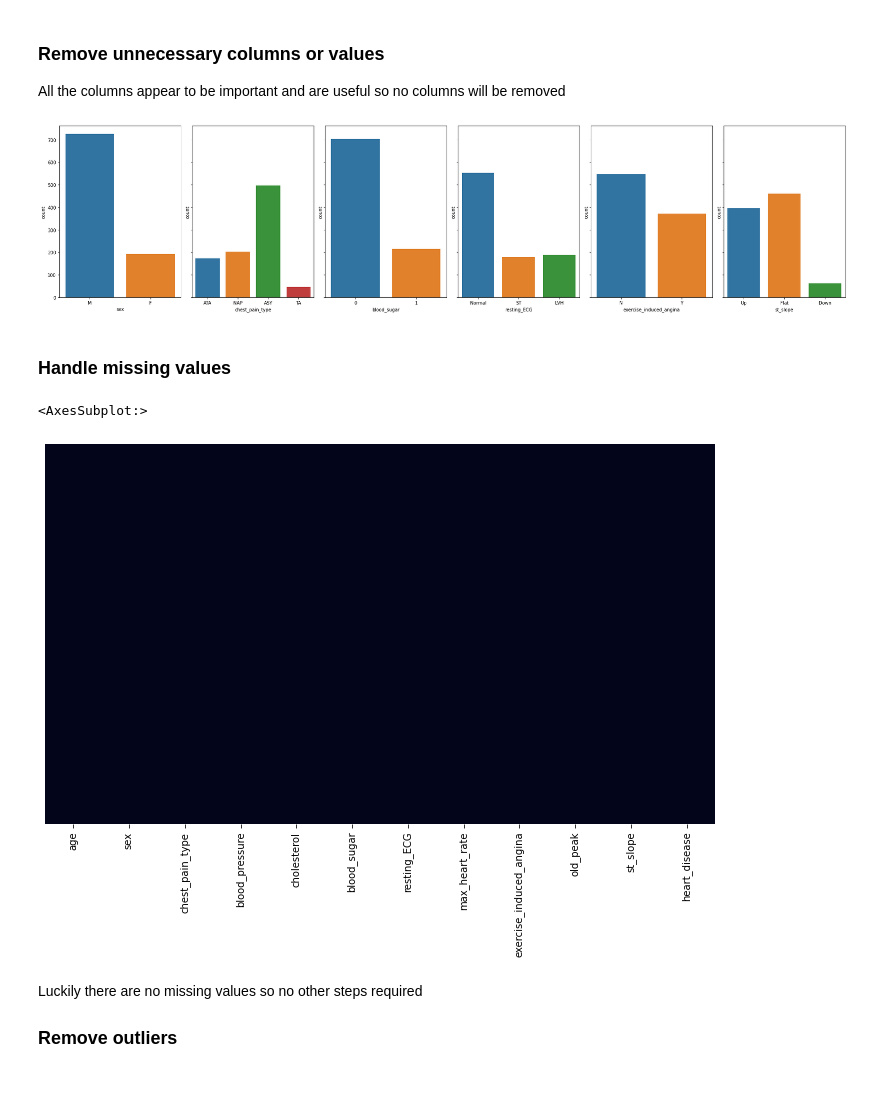
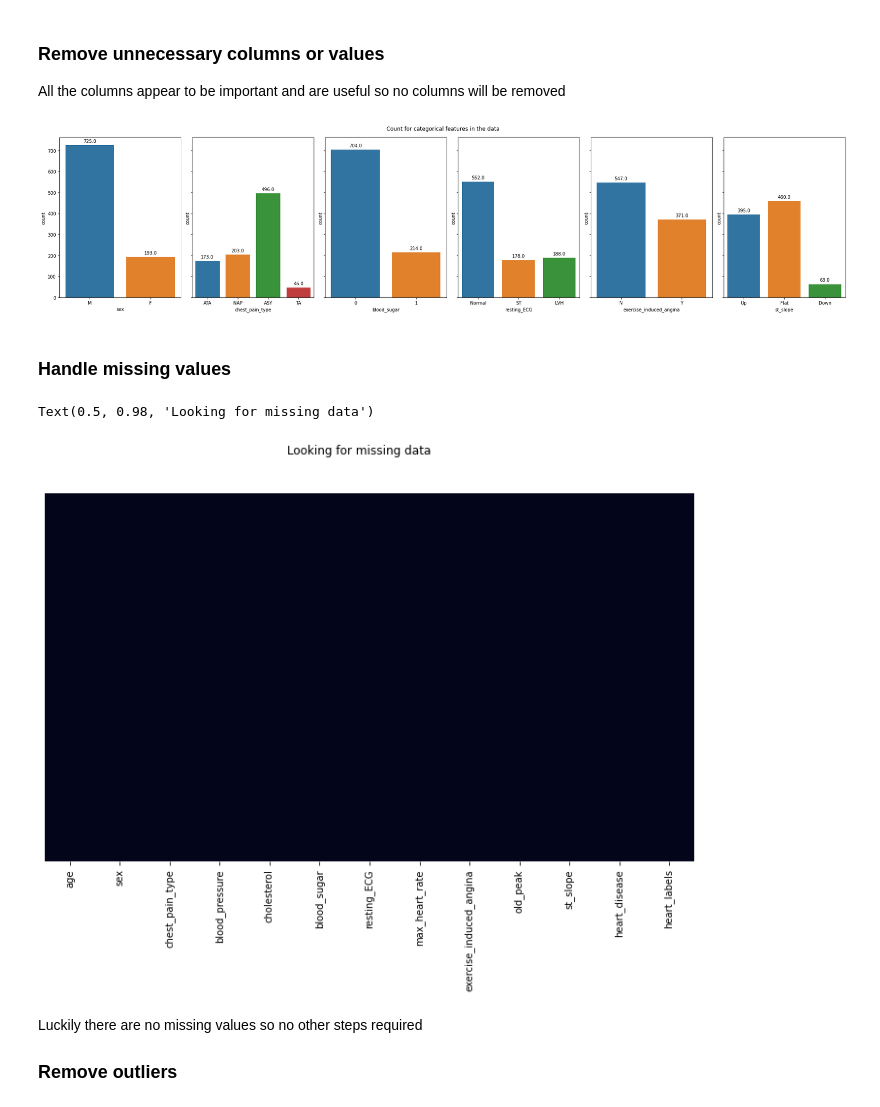
Before and after one commit to danelindiongco/Heart-Disease-Project, a Jupyter notebook: Heart Disease Project.ipynb, the cells around one changed output. Saved outputs shown, nothing was run; the diff lists cells and outputs as text; code cells hidden in the pictures.

```diff
--- a/Heart Disease Project.ipynb
+++ b/Heart Disease Project.ipynb
@@ -90,4 +89,4 @@ memory usage: 86.2+ KB
 # %%
 categorical_features = ['sex','chest_pain_type','blood_sugar','resting_ECG','exercise_induced_angina','st_slope']
 
-df[categorical_features] = df[categorical_features].astype(object)
+df[categorical_features] = df[categorical_features].astype('object')
@@ -98,11 +119,13 @@ All the columns appear to be important and are useful so no columns will be remo
 # %%
 fig, axes = plt.subplots(1,6,figsize=(25,6),sharey=True)
 for ax, col in enumerate(df[categorical_features]):
-    sns.countplot(x=col,data=df,ax=axes[ax])
-
+    splot = sns.countplot(x=col,data=df,ax=axes[ax])
+    for p in splot.patches:
+        splot.annotate(format(p.get_height(),'.1f'),(p.get_x() + p.get_width()/2,p.get_height()),ha='center', va='center',xytext=(0,9),textcoords='offset points')
+plt.suptitle('Count for categorical features in the data')
 plt.tight_layout()
 # %% [output]
-[figure, old version]
+[figure, new version]
 # %%
 df['sex'].replace({'M':'male','F':'female'}, inplace=True)
 
@@ -111,14 +134,17 @@ df['chest_pain_type'].replace({'ATA':'atypical angina','TA':'typical angina','NA
 df['blood_sugar'].replace({'0':'less than 120mg/dl','1':'more than 120mg/dl'},inplace=True)
 
 df['exercise_induced_angina'].replace({'N':'no','Y':'yes'},inplace=True)
+
+df['heart_labels'] = df['heart_disease'].replace({0:'no heart disease',1:'heart disease'})
 # %% [markdown]
 ### Handle missing values
 # %%
 fig = plt.figure(figsize=(12,7))
 sns.heatmap(df.isnull(),yticklabels=False,cbar=False)
+fig.suptitle('Looking for missing data')
 # %% [output]
-<AxesSubplot:>
+Text(0.5, 0.98, 'Looking for missing data')
-[figure, old version]
+[figure, new version]
 # %% [markdown]
 Luckily there are no missing values so no other steps required
 
```
Also changed, not shown: parts of 52 cells of this notebook.
